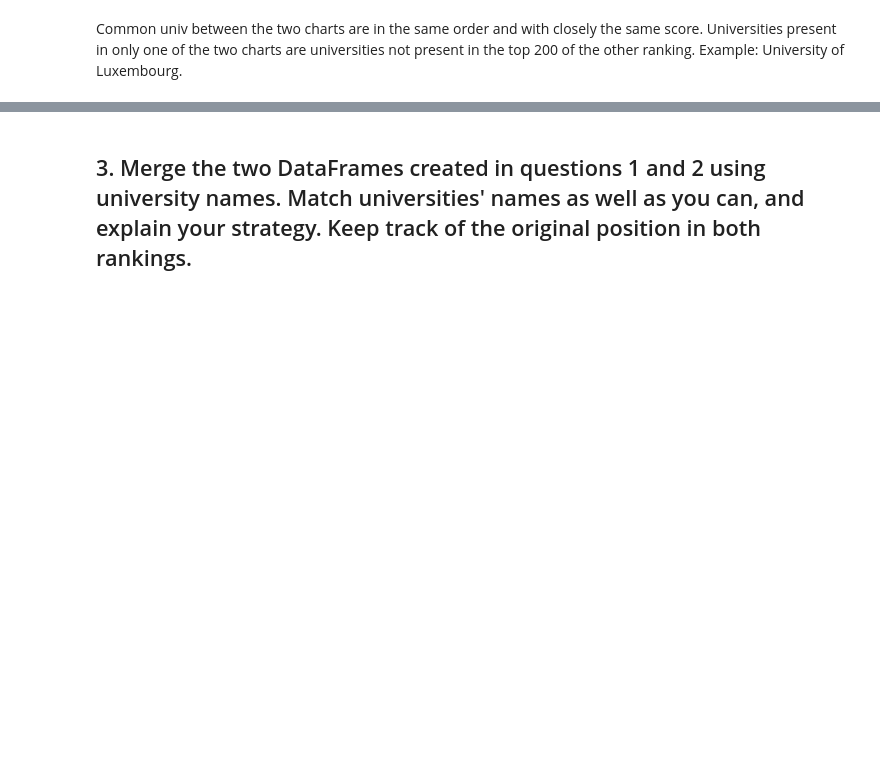
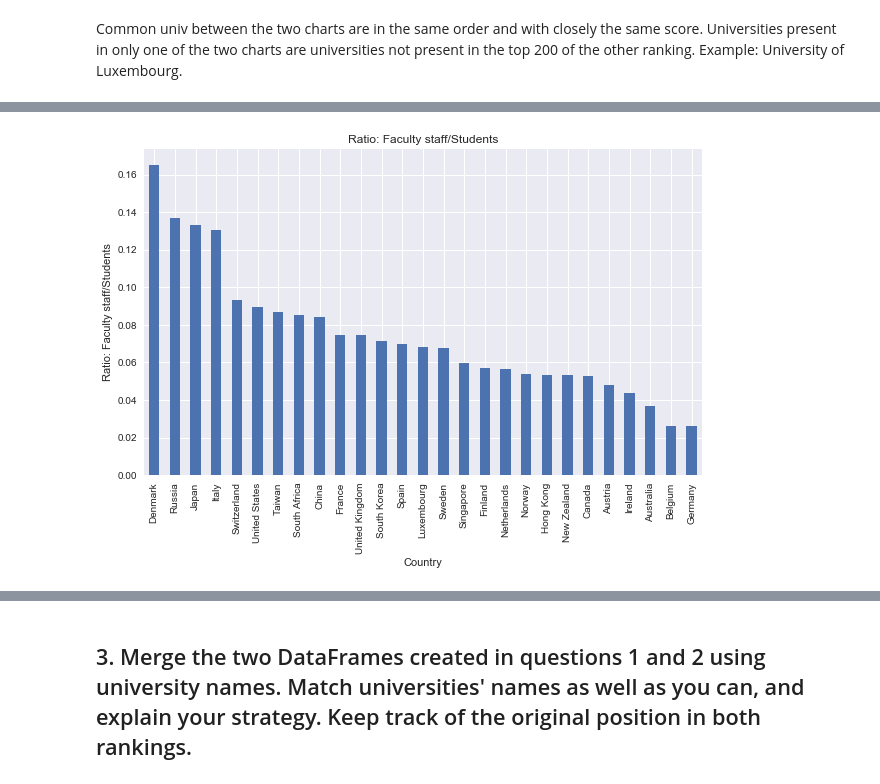
Before and after one commit to Hilefebvre/AppliedDataAnalysis, a Jupyter notebook: ADA2017-Homeworks/02 - Data from the Web/Homework 2.ipynb, the cells around one changed output, grey strips where cells are left out. Drawn from its saved outputs; the diff is of its cells as text; code cells hidden in the pictures; blank space fills up the shorter version.

```diff
--- a/ADA2017-Homeworks/02 - Data from the Web/Homework 2.ipynb
+++ b/ADA2017-Homeworks/02 - Data from the Web/Homework 2.ipynb
@@ -439,4 +439,4 @@ Ok now we know that top 200 univ are not the same in the two rankings. Let's see
 # %%
-df_sorted_the_inter_c=df_times.groupby(['Country'])
-df_sorted_the_inter_r=df_times.groupby(['Region'])
+df_times_c=df_times.groupby(['Country'])
+df_times_r=df_times.groupby(['Region'])
 #df_sorted_the_inter_c=df_sorted_the_inter_c.sort_values(ascending=False)
@@ -446,0 +443,4 @@ TO BE DONE : ANALYSIS OF DIFFERENCES
+# %%
+ratio_faculty_tot_times_c = df_times_c['Num faculty times'].sum()/df_times_c['Num students times'].sum()
+# %%
+ratio_faculty_tot_times_c=ratio_faculty_tot_times_c.sort_values(ascending=False)
@@ -446,0 +467,6 @@ TO BE DONE : ANALYSIS OF DIFFERENCES
+# %%
+ax1_times = ratio_faculty_tot_times_c.plot(kind='bar', grid=True, figsize=(10, 6), title='Ratio: Faculty staff/Students')
+ax1_times.set_ylabel("Ratio: Faculty staff/Students")
+plt.show()
+# %% [output]
+[figure, added]
```
Also changed, not shown: parts of 19 cells of this notebook.
